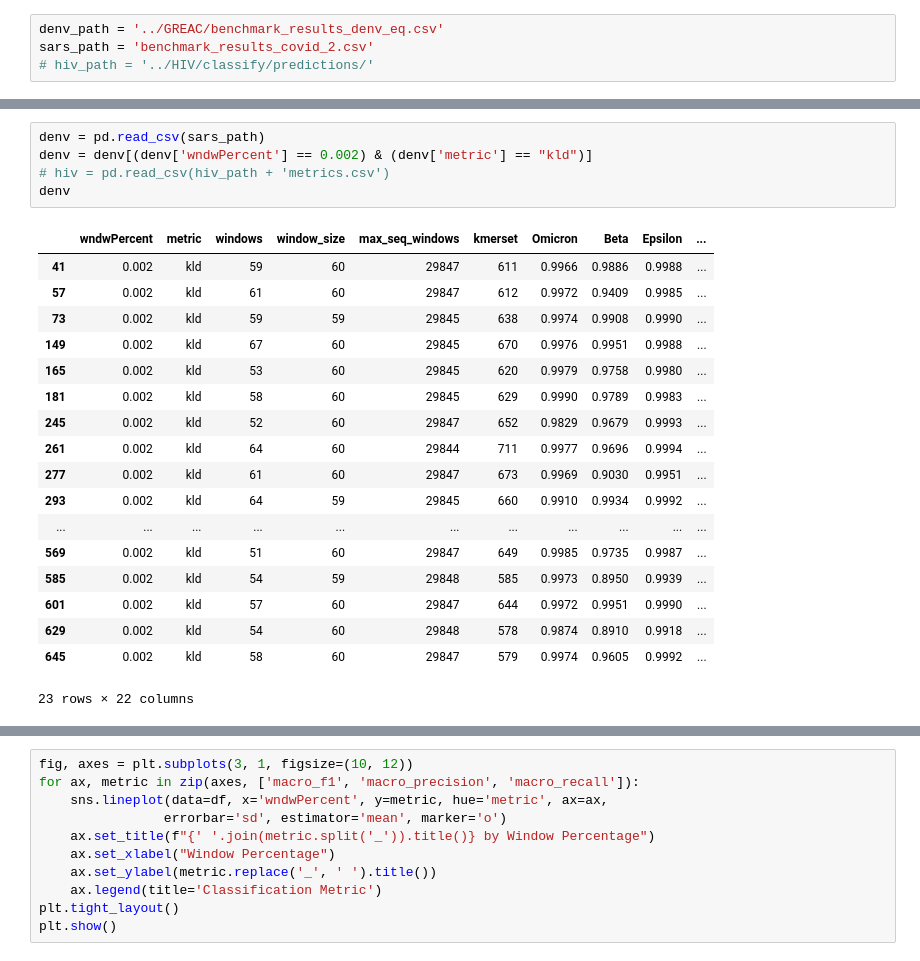
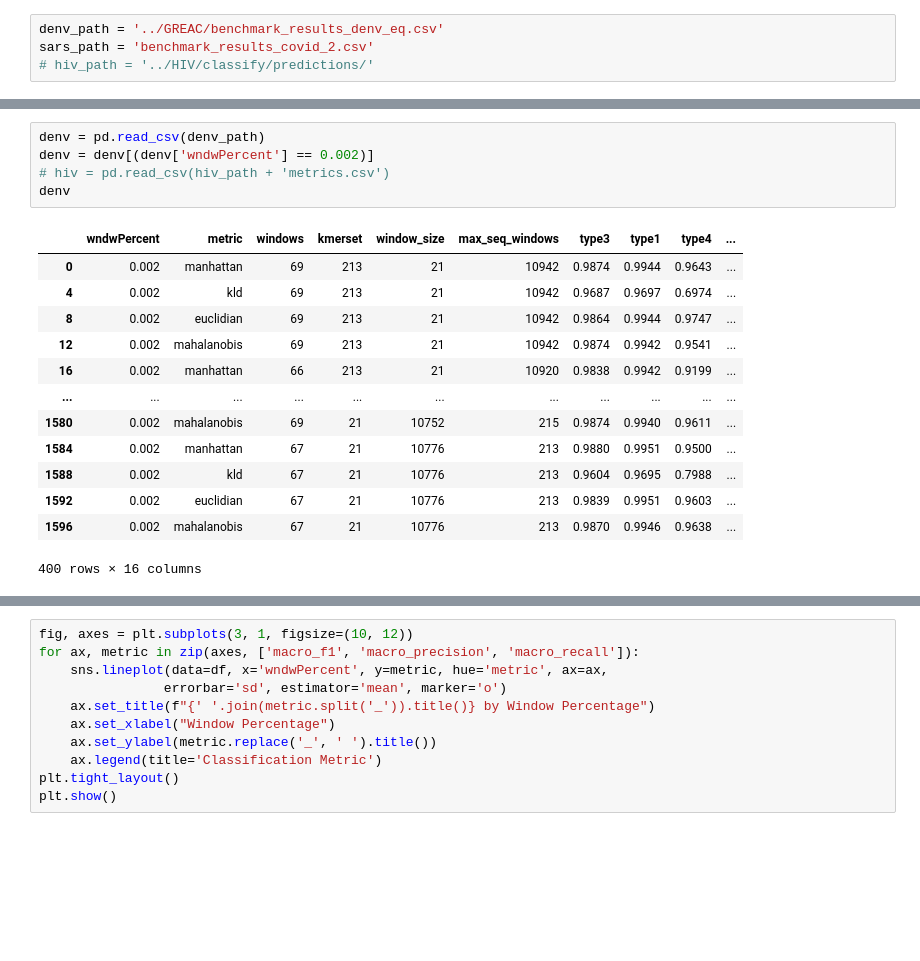
Before and after one commit to SALIPE/genomic-extractor, a Jupyter notebook: notebooks/create_figs_hiv_denv.ipynb, the cells around one changed output, grey strips where cells are left out. Saved outputs shown, nothing was run; the diff lists cells and outputs as text; blank space fills up the shorter version.

```diff
--- a/notebooks/create_figs_hiv_denv.ipynb
+++ b/notebooks/create_figs_hiv_denv.ipynb
@@ -35,27 +61,22 @@ sars_path = 'benchmark_results_covid_2.csv'
 # %%
-denv = pd.read_csv(sars_path)
-denv = denv[(denv['wndwPercent'] == 0.002) & (denv['metric'] == "kld")]
+denv = pd.read_csv(denv_path)
+denv = denv[(denv['wndwPercent'] == 0.002)]
 # hiv = pd.read_csv(hiv_path + 'metrics.csv')
 denv
 # %% [output]
-|  | wndwPercent | metric | windows | window_size | max_seq_windows | kmerset | Omicron | Beta | Epsilon | ... |
-| 41 | 0.002 | kld | 59 | 60 | 29847 | 611 | 0.9966 | 0.9886 | 0.9988 | ... |
-| 57 | 0.002 | kld | 61 | 60 | 29847 | 612 | 0.9972 | 0.9409 | 0.9985 | ... |
-| 73 | 0.002 | kld | 59 | 59 | 29845 | 638 | 0.9974 | 0.9908 | 0.9990 | ... |
-| 149 | 0.002 | kld | 67 | 60 | 29845 | 670 | 0.9976 | 0.9951 | 0.9988 | ... |
-| 165 | 0.002 | kld | 53 | 60 | 29845 | 620 | 0.9979 | 0.9758 | 0.9980 | ... |
-| 181 | 0.002 | kld | 58 | 60 | 29845 | 629 | 0.9990 | 0.9789 | 0.9983 | ... |
-| 245 | 0.002 | kld | 52 | 60 | 29847 | 652 | 0.9829 | 0.9679 | 0.9993 | ... |
-| 261 | 0.002 | kld | 64 | 60 | 29844 | 711 | 0.9977 | 0.9696 | 0.9994 | ... |
-| 277 | 0.002 | kld | 61 | 60 | 29847 | 673 | 0.9969 | 0.9030 | 0.9951 | ... |
-| 293 | 0.002 | kld | 64 | 59 | 29845 | 660 | 0.9910 | 0.9934 | 0.9992 | ... |
+|  | wndwPercent | metric | windows | kmerset | window_size | max_seq_windows | type3 | type1 | type4 | ... |
+| 0 | 0.002 | manhattan | 69 | 213 | 21 | 10942 | 0.9874 | 0.9944 | 0.9643 | ... |
+| 4 | 0.002 | kld | 69 | 213 | 21 | 10942 | 0.9687 | 0.9697 | 0.6974 | ... |
+| 8 | 0.002 | euclidian | 69 | 213 | 21 | 10942 | 0.9864 | 0.9944 | 0.9747 | ... |
+| 12 | 0.002 | mahalanobis | 69 | 213 | 21 | 10942 | 0.9874 | 0.9942 | 0.9541 | ... |
+| 16 | 0.002 | manhattan | 66 | 213 | 21 | 10920 | 0.9838 | 0.9942 | 0.9199 | ... |
 | ... | ... | ... | ... | ... | ... | ... | ... | ... | ... | ... |
-| 569 | 0.002 | kld | 51 | 60 | 29847 | 649 | 0.9985 | 0.9735 | 0.9987 | ... |
-| 585 | 0.002 | kld | 54 | 59 | 29848 | 585 | 0.9973 | 0.8950 | 0.9939 | ... |
-| 601 | 0.002 | kld | 57 | 60 | 29847 | 644 | 0.9972 | 0.9951 | 0.9990 | ... |
-| 629 | 0.002 | kld | 54 | 60 | 29848 | 578 | 0.9874 | 0.8910 | 0.9918 | ... |
-| 645 | 0.002 | kld | 58 | 60 | 29847 | 579 | 0.9974 | 0.9605 | 0.9992 | ... |
+| 1580 | 0.002 | mahalanobis | 69 | 21 | 10752 | 215 | 0.9874 | 0.9940 | 0.9611 | ... |
+| 1584 | 0.002 | manhattan | 67 | 21 | 10776 | 213 | 0.9880 | 0.9951 | 0.9500 | ... |
+| 1588 | 0.002 | kld | 67 | 21 | 10776 | 213 | 0.9604 | 0.9695 | 0.7988 | ... |
+| 1592 | 0.002 | euclidian | 67 | 21 | 10776 | 213 | 0.9839 | 0.9951 | 0.9603 | ... |
+| 1596 | 0.002 | mahalanobis | 67 | 21 | 10776 | 213 | 0.9870 | 0.9946 | 0.9638 | ... |
-23 rows × 22 columns
+400 rows × 16 columns
 # %%
 #wndwPercent,metric,windows,kmerset,window_size,max_seq_windows,type3,type1,type4,type2,macro_f1,macro_precision,macro_recall,micro_f1,micro_precision,micro_recall
 metrics = ['windows','macro_precision', 'macro_recall', 'macro_f1', 'micro_f1']
```
Also changed, not shown: parts of 4 cells of this notebook, 5 other files.
